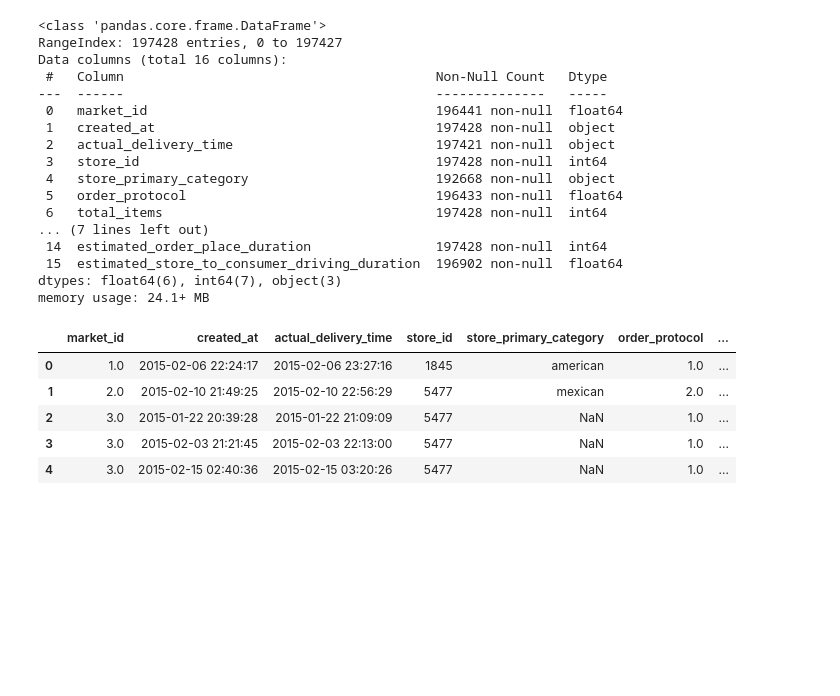
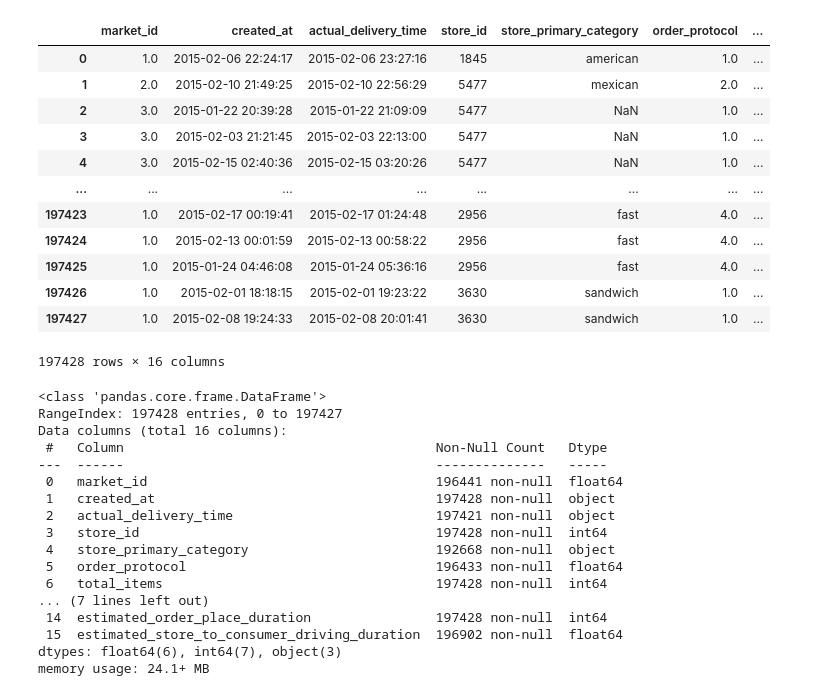
Before and after one commit to paulLieber98/ucla-doordash-proj, a Jupyter notebook: project.ipynb, the cells around one changed output. Cells and saved outputs as stored; diff of their text form; code cells hidden in the pictures; blank space fills up the shorter version.

```diff
--- a/project.ipynb
+++ b/project.ipynb
@@ -3,23 +9,3 @@ import pandas as pd
 import numpy as np
 import sklearn
 import matplotlib.pyplot as plt
-# %%
-df.info()
-# %% [output]
-<class 'pandas.core.frame.DataFrame'>
-RangeIndex: 197428 entries, 0 to 197427
-Data columns (total 16 columns):
- #   Column                                        Non-Null Count   Dtype
----  ------                                        --------------   -----
- 0   market_id                                     196441 non-null  float64
- 1   created_at                                    197428 non-null  object
- 2   actual_delivery_time                          197421 non-null  object
- 3   store_id                                      197428 non-null  int64
- 4   store_primary_category                        192668 non-null  object
- 5   order_protocol                                196433 non-null  float64
- 6   total_items                                   197428 non-null  int64
-... (7 lines left out)
- 14  estimated_order_place_duration                197428 non-null  int64
- 15  estimated_store_to_consumer_driving_duration  196902 non-null  float64
-dtypes: float64(6), int64(7), object(3)
-memory usage: 24.1+ MB
@@ -26,10 +15,37 @@ memory usage: 24.1+ MB
 # %%
 df = pd.read_csv("historical_data.csv")
-df.head()
+df
 # %% [output]
 |  | market_id | created_at | actual_delivery_time | store_id | store_primary_category | order_protocol | ... |
 | 0 | 1.0 | 2015-02-06 22:24:17 | 2015-02-06 23:27:16 | 1845 | american | 1.0 | ... |
 | 1 | 2.0 | 2015-02-10 21:49:25 | 2015-02-10 22:56:29 | 5477 | mexican | 2.0 | ... |
 | 2 | 3.0 | 2015-01-22 20:39:28 | 2015-01-22 21:09:09 | 5477 | NaN | 1.0 | ... |
 | 3 | 3.0 | 2015-02-03 21:21:45 | 2015-02-03 22:13:00 | 5477 | NaN | 1.0 | ... |
 | 4 | 3.0 | 2015-02-15 02:40:36 | 2015-02-15 03:20:26 | 5477 | NaN | 1.0 | ... |
+| ... | ... | ... | ... | ... | ... | ... | ... |
+| 197423 | 1.0 | 2015-02-17 00:19:41 | 2015-02-17 01:24:48 | 2956 | fast | 4.0 | ... |
+| 197424 | 1.0 | 2015-02-13 00:01:59 | 2015-02-13 00:58:22 | 2956 | fast | 4.0 | ... |
+| 197425 | 1.0 | 2015-01-24 04:46:08 | 2015-01-24 05:36:16 | 2956 | fast | 4.0 | ... |
+| 197426 | 1.0 | 2015-02-01 18:18:15 | 2015-02-01 19:23:22 | 3630 | sandwich | 1.0 | ... |
+| 197427 | 1.0 | 2015-02-08 19:24:33 | 2015-02-08 20:01:41 | 3630 | sandwich | 1.0 | ... |
+197428 rows × 16 columns
+# %%
+df.info()
+# %% [output]
+<class 'pandas.core.frame.DataFrame'>
+RangeIndex: 197428 entries, 0 to 197427
+Data columns (total 16 columns):
+ #   Column                                        Non-Null Count   Dtype
+---  ------                                        --------------   -----
+ 0   market_id                                     196441 non-null  float64
+ 1   created_at                                    197428 non-null  object
+ 2   actual_delivery_time                          197421 non-null  object
+ 3   store_id                                      197428 non-null  int64
+ 4   store_primary_category                        192668 non-null  object
+ 5   order_protocol                                196433 non-null  float64
+ 6   total_items                                   197428 non-null  int64
+... (7 lines left out)
+ 14  estimated_order_place_duration                197428 non-null  int64
+ 15  estimated_store_to_consumer_driving_duration  196902 non-null  float64
+dtypes: float64(6), int64(7), object(3)
+memory usage: 24.1+ MB
```
Also changed, not shown: parts of 10 cells of this notebook.
